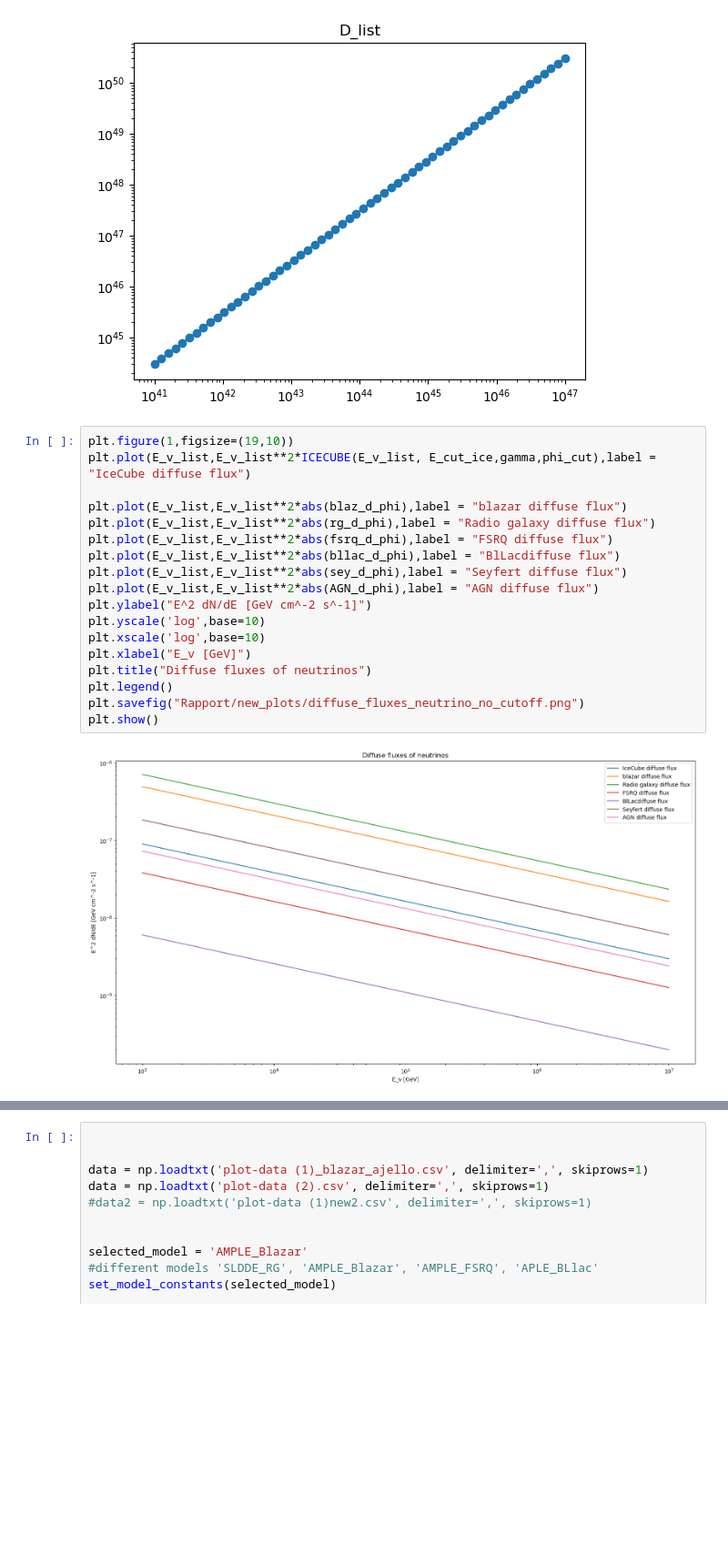
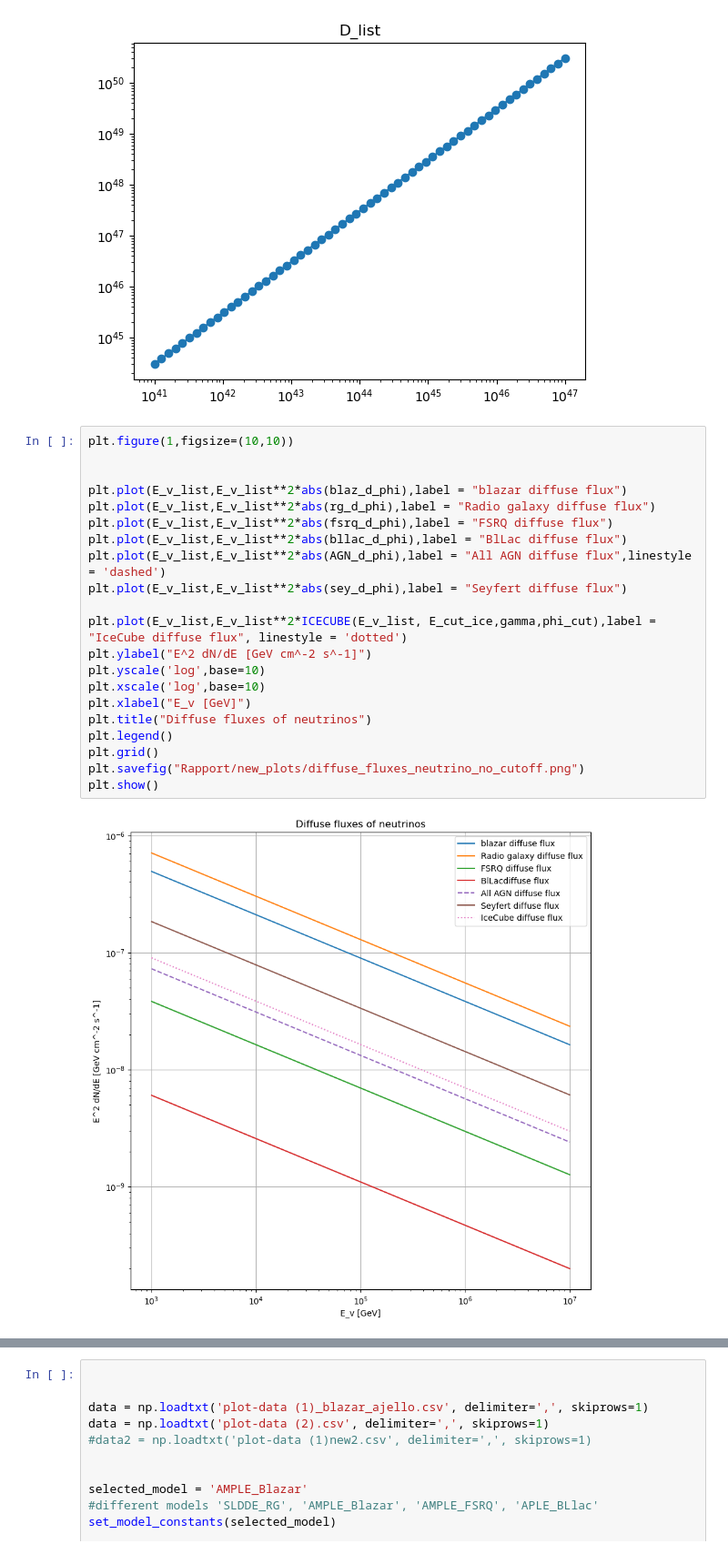
Before and after one commit to henan99/Project-related-to-first-semester-of-masters, a Jupyter notebook: Henrik_XLF_current.ipynb, the cells around one changed output, grey strips where cells are left out. Shown at 91% size. Cells and saved outputs as stored; diff of their text form; blank space fills up the shorter version.

```diff
--- a/Henrik_XLF_current.ipynb
+++ b/Henrik_XLF_current.ipynb
@@ -1013,25 +1013,28 @@ done 3
 Fit parameters for D_list: a=3076.91, b=1.00
 [figure]
 # %%
-plt.figure(1,figsize=(19,10))
-plt.plot(E_v_list,E_v_list**2*ICECUBE(E_v_list, E_cut_ice,gamma,phi_cut),label = "IceCube diffuse flux")
+plt.figure(1,figsize=(10,10))
+
 
 plt.plot(E_v_list,E_v_list**2*abs(blaz_d_phi),label = "blazar diffuse flux")
 plt.plot(E_v_list,E_v_list**2*abs(rg_d_phi),label = "Radio galaxy diffuse flux")
 plt.plot(E_v_list,E_v_list**2*abs(fsrq_d_phi),label = "FSRQ diffuse flux")
-plt.plot(E_v_list,E_v_list**2*abs(bllac_d_phi),label = "BlLacdiffuse flux")
+plt.plot(E_v_list,E_v_list**2*abs(bllac_d_phi),label = "BlLac diffuse flux")
+plt.plot(E_v_list,E_v_list**2*abs(AGN_d_phi),label = "All AGN diffuse flux",linestyle = 'dashed')
 plt.plot(E_v_list,E_v_list**2*abs(sey_d_phi),label = "Seyfert diffuse flux")
-plt.plot(E_v_list,E_v_list**2*abs(AGN_d_phi),label = "AGN diffuse flux")
+
+plt.plot(E_v_list,E_v_list**2*ICECUBE(E_v_list, E_cut_ice,gamma,phi_cut),label = "IceCube diffuse flux", linestyle = 'dotted')
 plt.ylabel("E^2 dN/dE [GeV cm^-2 s^-1]")
 plt.yscale('log',base=10)
 plt.xscale('log',base=10)
 plt.xlabel("E_v [GeV]")
 plt.title("Diffuse fluxes of neutrinos")
 plt.legend()
+plt.grid()
 plt.savefig("Rapport/new_plots/diffuse_fluxes_neutrino_no_cutoff.png")
 plt.show()
 # %% [output]
-[figure, old version]
+[figure, new version]
 # %%
 diffuse_flux_UHECR = 6*10**(17) #ev, do not know where this comes from. I dont get it. This turns into 3*10^44 ergs/s/Mpc^3 ??
 
```
Also changed, not shown: parts of 2 cells of this notebook, 22 other files.
